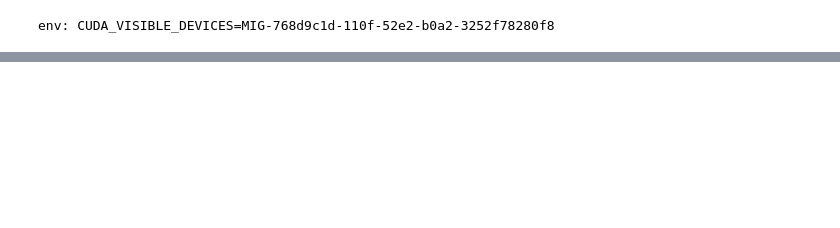
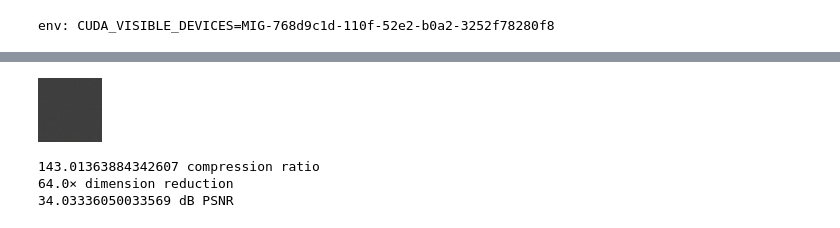
Before and after one commit to danjacobellis/autodance, a Jupyter notebook: dance_musdb.ipynb, the cells around one changed output, grey strips where cells are left out. Cells and saved outputs as stored; diff of their text form; code cells hidden in the pictures; blank space fills up the shorter version.

```diff
--- a/dance_musdb.ipynb
+++ b/dance_musdb.ipynb
@@ -212,0 +214,49 @@ torch.save({
+# %%
+import einops
+
+L = 2**19
+C = config.input_channels
+center_crop = CenterCrop((1, L))
+def valid_collate_fn(batch):
+    B = len(batch)
+    x = torch.zeros((B, C, L), dtype=torch.float)
+    for i_sample, sample in enumerate(batch):
+        xi = torch.zeros((C, 1, 2**21), dtype=torch.int16)
+        audio_mix, fs = torchaudio.load(sample['audio_mix']['bytes'], normalize=False)
+        xi[:, 0, :] = audio_mix
+        xi = center_crop(xi).to(torch.float)
+        xi = xi.squeeze(1)
+        xi = xi - xi.mean()
+        max_abs = xi.abs().max()
+        xi = xi / (max_abs + 1e-8)
+        x[i_sample, :, :] = xi
+    return x
+
+batch = dataset['validation'].select([0])
+x = valid_collate_fn(batch).to(device)
+model.eval()
+with torch.no_grad():
+    z = model.encode(x)
+    latent = model.quantize.compand(z).round().cpu()
+    latent_reshaped = einops.rearrange(latent, 'b c (h w) -> b c h w', h=32)
+    latent_img = latent_to_pil(latent_reshaped, n_bits=8, C=4)
+    display(latent_img[0])
+    buff = io.BytesIO()
+    latent_img[0].save(buff, format='TIFF', compression='tiff_adobe_deflate')
+    tiff_bytes = buff.getbuffer()
+    print(f"{x.numel()/len(tiff_bytes)} compression ratio")
+    print(f"{x.numel()/z.numel()}× dimension reduction")
+    latent_decoded = pil_to_latent([PIL.Image.open(buff)], N=16, n_bits=8, C=4)
+    latent_decoded = einops.rearrange(latent_decoded, 'b c h w -> b c (h w)')
+    x_hat = model.decode(latent_decoded.to(device))
+    if config.post_filter:
+        x_hat = model.post_filter(x_hat)
+    x_hat = x_hat.clamp(-1,1)
+mse = torch.nn.functional.mse_loss(x,x_hat)
+PSNR = -10*mse.log10().item() + 6.02
+print(f"{PSNR} dB PSNR")
+# %% [output]
+[figure, added]
+143.01363884342607 compression ratio
+64.0× dimension reduction
+34.03336050033569 dB PSNR
```
Also changed, not shown: parts of 7 cells of this notebook.
